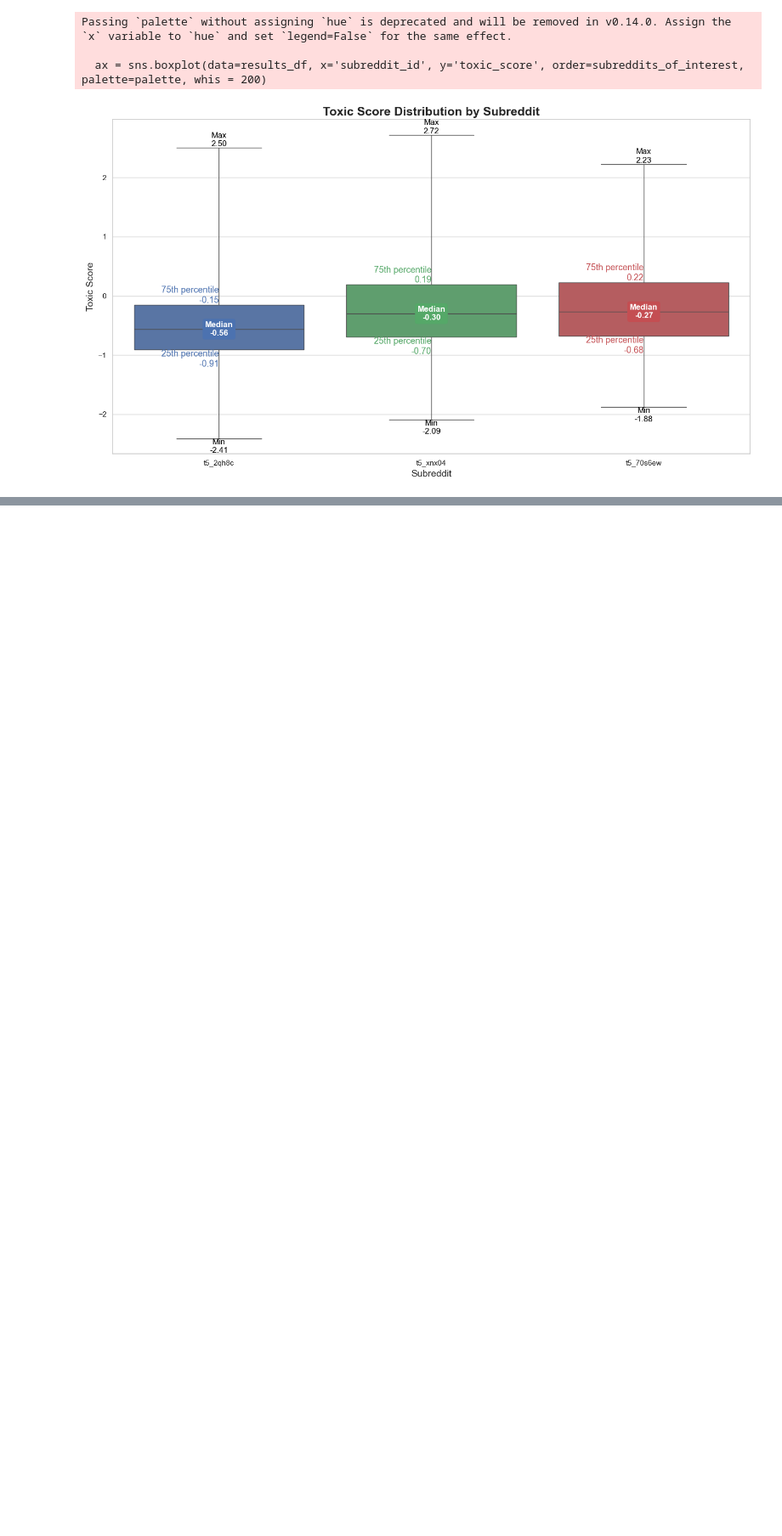
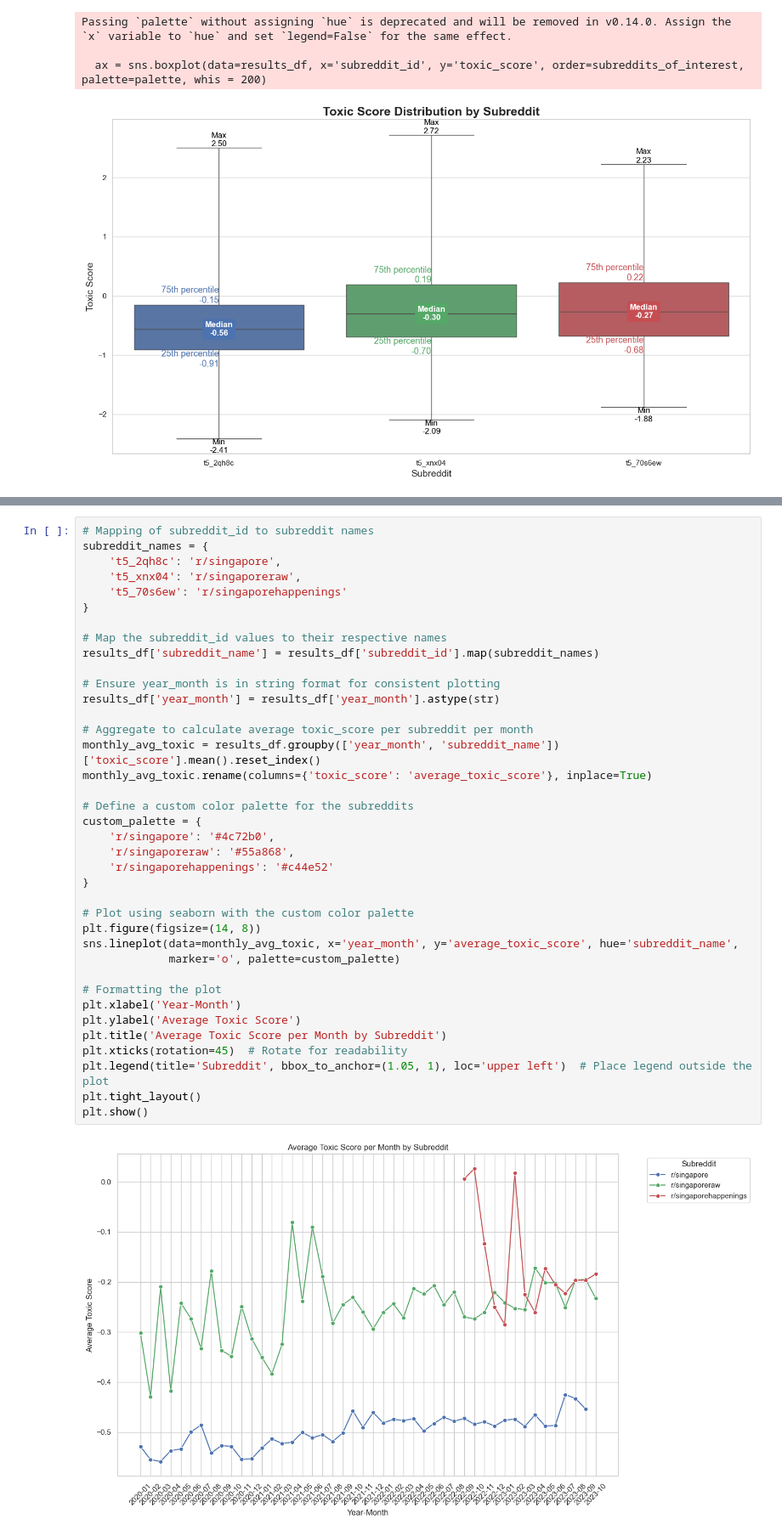
Before and after one commit to rhyden-kx/DSA4264, a Jupyter notebook: eda_2/subreddit.ipynb, the cells around one changed output, grey strips where cells are left out. Shown at 85% size. Drawn from its saved outputs; the diff is of its cells as text; blank space fills up the shorter version.

Commit message:
completed subreddit conclusion

```diff
--- a/eda_2/subreddit.ipynb
+++ b/eda_2/subreddit.ipynb
@@ -207,0 +212,40 @@ Passing `palette` without assigning `hue` is deprecated and will be removed in v
+# %%
+# Mapping of subreddit_id to subreddit names
+subreddit_names = {
+    't5_2qh8c': 'r/singapore',
+    't5_xnx04': 'r/singaporeraw',
+    't5_70s6ew': 'r/singaporehappenings'
+}
+
+# Map the subreddit_id values to their respective names
+results_df['subreddit_name'] = results_df['subreddit_id'].map(subreddit_names)
+
+# Ensure year_month is in string format for consistent plotting
+results_df['year_month'] = results_df['year_month'].astype(str)
+
+# Aggregate to calculate average toxic_score per subreddit per month
+monthly_avg_toxic = results_df.groupby(['year_month', 'subreddit_name'])['toxic_score'].mean().reset_index()
+monthly_avg_toxic.rename(columns={'toxic_score': 'average_toxic_score'}, inplace=True)
+
+# Define a custom color palette for the subreddits
+custom_palette = {
+    'r/singapore': '#4c72b0',
+    'r/singaporeraw': '#55a868',
+    'r/singaporehappenings': '#c44e52'
+}
+
+# Plot using seaborn with the custom color palette
+plt.figure(figsize=(14, 8))
+sns.lineplot(data=monthly_avg_toxic, x='year_month', y='average_toxic_score', hue='subreddit_name',
+             marker='o', palette=custom_palette)
+
+# Formatting the plot
+plt.xlabel('Year-Month')
+plt.ylabel('Average Toxic Score')
+plt.title('Average Toxic Score per Month by Subreddit')
+plt.xticks(rotation=45)  # Rotate for readability
+plt.legend(title='Subreddit', bbox_to_anchor=(1.05, 1), loc='upper left')  # Place legend outside the plot
+plt.tight_layout()
+plt.show()
+# %% [output]
+[figure, added]
```
Also changed, not shown: parts of 8 cells of this notebook.
